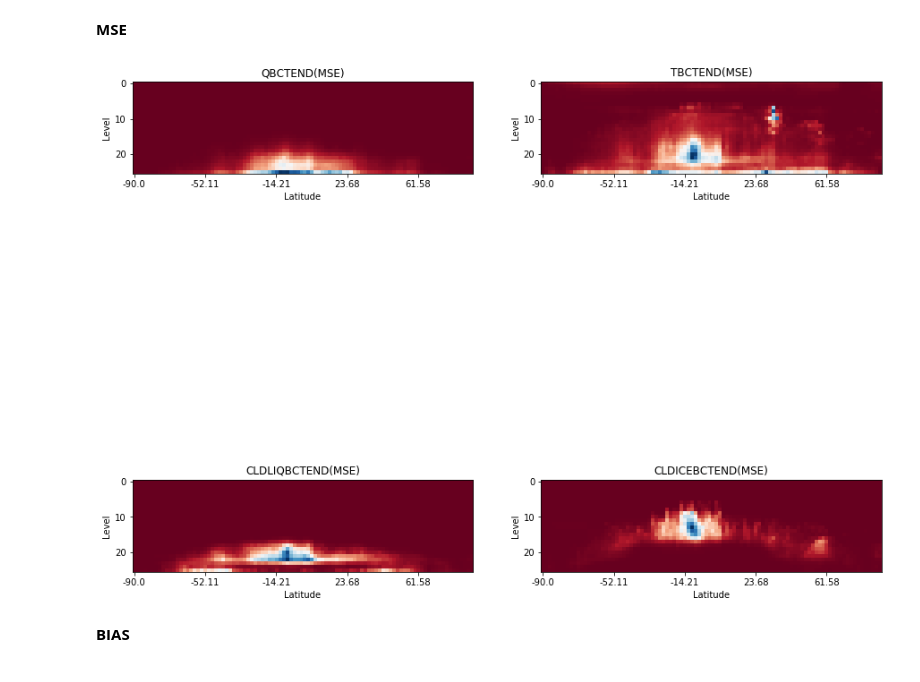
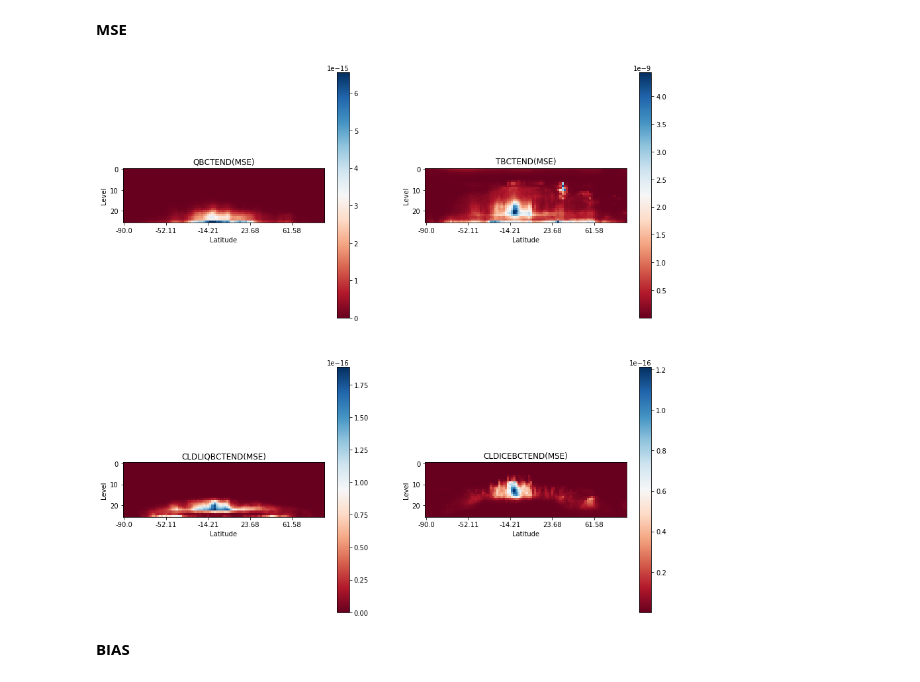
Before and after one commit to ankitesh97/CBRAIN-CAM, a Jupyter notebook: notebooks/ankitesh-devlog/14_real_geography.ipynb, the cells around one changed output. Cells and saved outputs as stored; diff of their text form; code cells hidden in the pictures.

```diff
--- a/notebooks/ankitesh-devlog/14_real_geography.ipynb
+++ b/notebooks/ankitesh-devlog/14_real_geography.ipynb
@@ -267,11 +299,12 @@ x_ticks = lon.values[np.arange(0,141,20)]
 f, axarr = plt.subplots(2,2,figsize=(15, 15))
 axarr = axarr.flatten()
 for i,t in enumerate(tendencies):
-    axarr[i].imshow(mdx.stats['mse'][:,:,(i+1)*25],cmap=plt.cm.RdBu)
+    im = axarr[i].imshow(mdx.stats['mse'][:,:,(i+1)*25],cmap=plt.cm.RdBu)
     axarr[i].set_xlabel("longitude")
     axarr[i].set_ylabel("latitude")
     axarr[i].set_title(f"{t}(MSE)")
     axarr[i].set_xticks(np.arange(0,141,20))
+    f.colorbar(im,ax=axarr[i])
     axarr[i].set_xticklabels(x_ticks)
     axarr[i].set_yticks(np.arange(0,81,20))
     axarr[i].set_yticklabels(y_ticks)
@@ -287,10 +320,11 @@ x_ticks = lon.values[np.arange(0,141,20)]
 f, axarr = plt.subplots(2,2,figsize=(15, 15))
 axarr = axarr.flatten()
 for i,t in enumerate(tendencies):
-    axarr[i].imshow(mdx.stats['bias'][:,:,(i+1)*25],cmap=plt.cm.RdBu)
+    im = axarr[i].imshow(mdx.stats['bias'][:,:,(i+1)*25],cmap=plt.cm.RdBu)
     axarr[i].set_xlabel("longitude")
     axarr[i].set_ylabel("latitude")
     axarr[i].set_title(f"{t}(BIAS)")
+    f.colorbar(im,ax=axarr[i])
     axarr[i].set_xticks(np.arange(0,141,20))
     axarr[i].set_xticklabels(x_ticks)
     axarr[i].set_yticks(np.arange(0,81,20))
@@ -304,20 +338,21 @@ for i,t in enumerate(tendencies):
 # %%
 ilev = 25
 y_ticks = lat.values[np.arange(0,81,20)]
 y_ticks = np.around(y_ticks,decimals=2)
 x_ticks = lon.values[np.arange(0,141,20)]
 f, axarr = plt.subplots(2,2,figsize=(15, 15))
 axarr = axarr.flatten()
 lon_mean = np.mean(mdx.stats['mse'],axis=1)
 for i,t in enumerate(tendencies):
-    axarr[i].imshow(lon_mean[:,i*26:(i+1)*26].T,cmap=plt.cm.RdBu)
+    im = axarr[i].imshow(lon_mean[:,i*26:(i+1)*26].T,cmap=plt.cm.RdBu)
     axarr[i].set_xlabel("Latitude")
     axarr[i].set_ylabel("Level")
     axarr[i].set_title(f"{t}(MSE)")
+    f.colorbar(im,ax=axarr[i])
     axarr[i].set_xticks(np.arange(0,81,20))
     axarr[i].set_xticklabels(y_ticks)
 # %% [output]
-[figure, old version]
+[figure, new version]
 # %% [markdown]
 **BIAS**
 # %%
```
Also changed, not shown: parts of 8 cells of this notebook.
